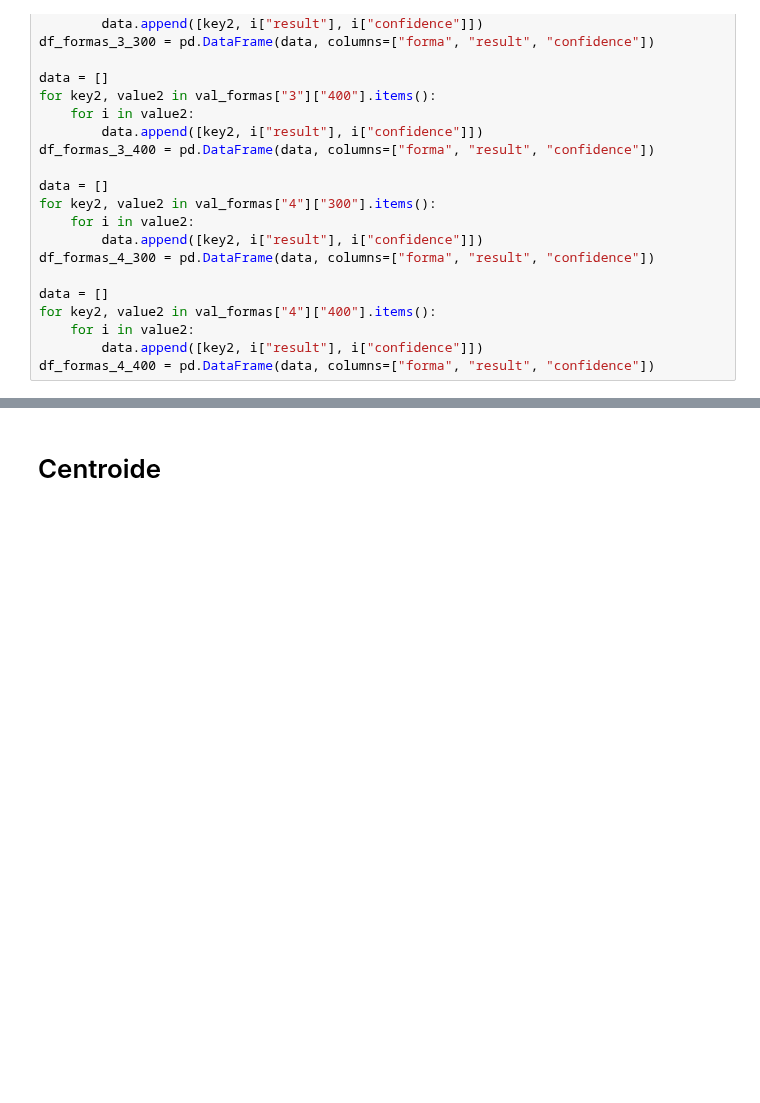
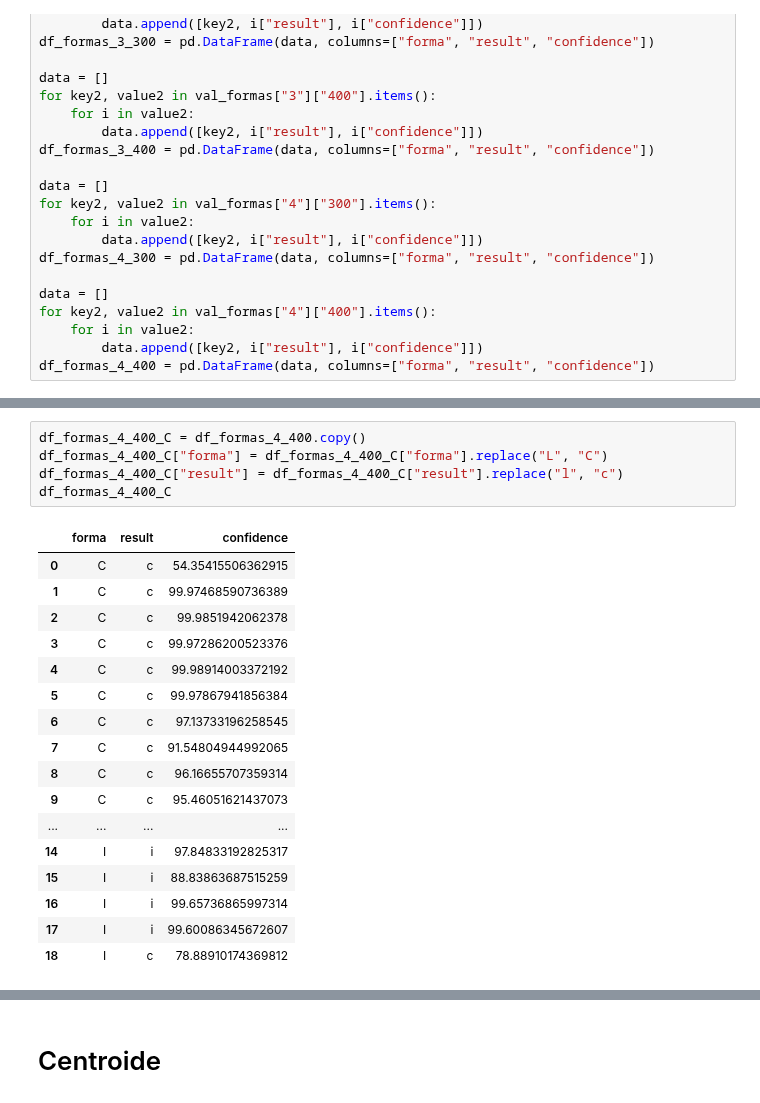
Before and after one commit to stevenaraujo98/integracion_pcl, a Jupyter notebook: get_res.ipynb, the cells around one changed output, grey strips where cells are left out. Cells and saved outputs as stored; diff of their text form; blank space fills up the shorter version.

```diff
--- a/get_res.ipynb
+++ b/get_res.ipynb
@@ -175,3 +194,26 @@ df_formas_4_400
+# %%
+df_formas_4_400_C = df_formas_4_400.copy()
+df_formas_4_400_C["forma"] = df_formas_4_400_C["forma"].replace("L", "C")
+df_formas_4_400_C["result"] = df_formas_4_400_C["result"].replace("l", "c")
+df_formas_4_400_C
+# %% [output]
+|  | forma | result | confidence |
+| 0 | C | c | 54.35415506362915 |
+| 1 | C | c | 99.97468590736389 |
+| 2 | C | c | 99.9851942062378 |
+| 3 | C | c | 99.97286200523376 |
+| 4 | C | c | 99.98914003372192 |
+| 5 | C | c | 99.97867941856384 |
+| 6 | C | c | 97.13733196258545 |
+| 7 | C | c | 91.54804944992065 |
+| 8 | C | c | 96.16655707359314 |
+| 9 | C | c | 95.46051621437073 |
+| ... | ... | ... | ... |
+| 14 | I | i | 97.84833192825317 |
+| 15 | I | i | 88.83863687515259 |
+| 16 | I | i | 99.65736865997314 |
+| 17 | I | i | 99.60086345672607 |
+| 18 | I | c | 78.88910174369812 |
 # %%
 confusion_matrix = pd.crosstab(df_formas_4_400["forma"], df_formas_4_400["result"], rownames=["forma"], colnames=["result"])
 confusion_matrix
```
Also changed, not shown: parts of 26 cells of this notebook, 3 other files.
